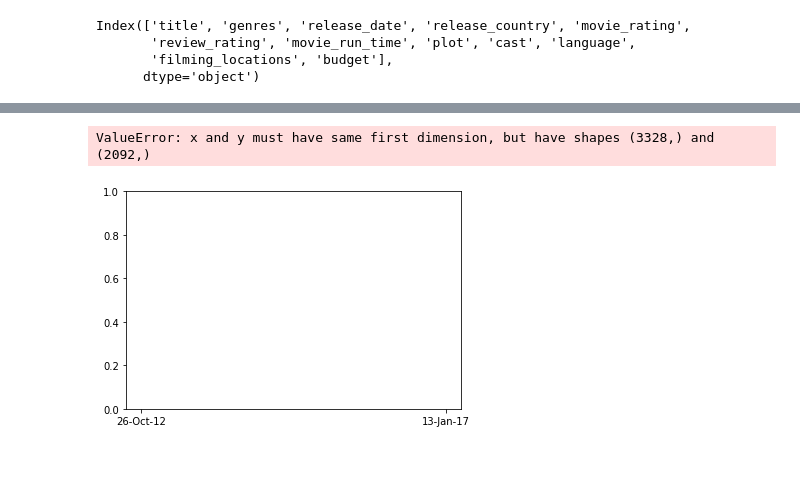
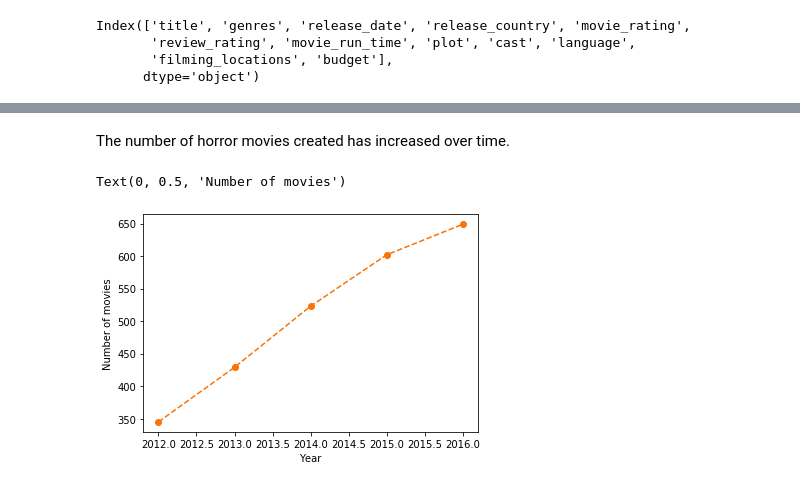
Before and after one commit to adasilva/AnatomyOfMatplotlib, a Jupyter notebook: AnatomyOfMatplotlib-Part1-QuickPlotsWithPyplot.ipynb, the cells around one changed output, grey strips where cells are left out. Drawn from its saved outputs; the diff is of its cells as text; code cells hidden in the pictures; blank space fills up the shorter version.

```diff
--- a/AnatomyOfMatplotlib-Part1-QuickPlotsWithPyplot.ipynb
+++ b/AnatomyOfMatplotlib-Part1-QuickPlotsWithPyplot.ipynb
@@ -160 +141,3 @@ AttributeError: 'Series' object has no attribute 'to_datetime'
+# %%
+df['has_witches'] = df['plot'].str.contains('witch')
 # %% [markdown]
@@ -173,5 +149,11 @@ df.head()
-# %%
-plt.plot(df['release_date'], budget)
-# %% [output]
-ValueError: x and y must have same first dimension, but have shapes (3328,) and (2092,)
-[figure, removed]
+# %% [markdown]
+The number of horror movies created has increased over time.
+# %%
+years = np.arange(df['year_released'].min(), df['year_released'].max())
+total_count = [df[df['year_released']==y].shape[0] for y in years]
+plt.plot(years, total_count, 'o--', c='xkcd:orange', label="total")
+plt.xlabel("Year")
+plt.ylabel("Number of movies")
+# %% [output]
+Text(0, 0.5, 'Number of movies')
+[figure, added]
```
Also changed, not shown: parts of 16 cells of this notebook.
